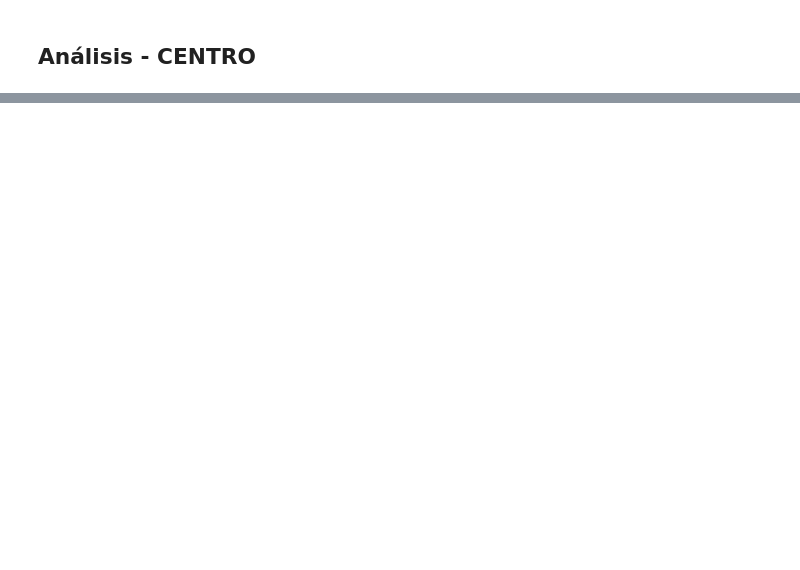
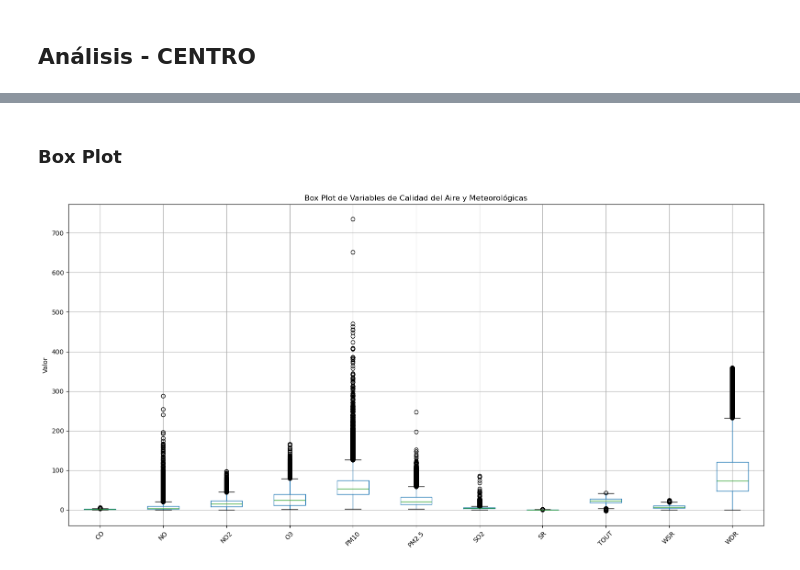
Before and after one commit to a01781585/Reto_MA2003B, a Jupyter notebook: Calidad_Aire_y_Contaminantes_ZMM.ipynb, the cells around one changed output, grey strips where cells are left out. Saved outputs shown, nothing was run; the diff lists cells and outputs as text; code cells hidden in the pictures; blank space fills up the shorter version.

```diff
--- a/Calidad_Aire_y_Contaminantes_ZMM.ipynb
+++ b/Calidad_Aire_y_Contaminantes_ZMM.ipynb
@@ -889,0 +958,12 @@ plt.show()
+# %% [markdown]
+### Box Plot
+# %%
+plt.figure(figsize=(16, 8))
+df[cols_to_plot].boxplot()
+plt.title("Box Plot de Variables de Calidad del Aire y Meteorológicas")
+plt.ylabel("Valor")
+plt.xticks(rotation=45)
+plt.tight_layout()
+plt.show()
+# %% [output]
+[figure, added]
```
Also changed, not shown: parts of 30 cells of this notebook, 14 other files.
